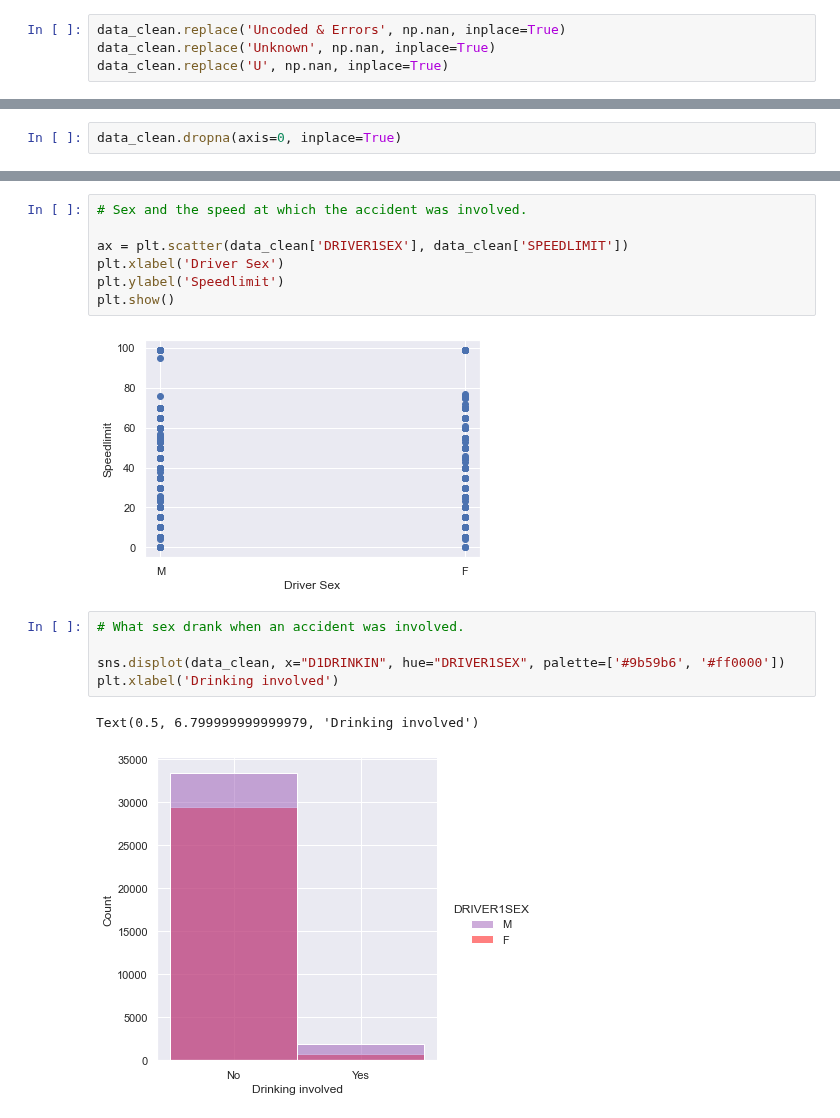
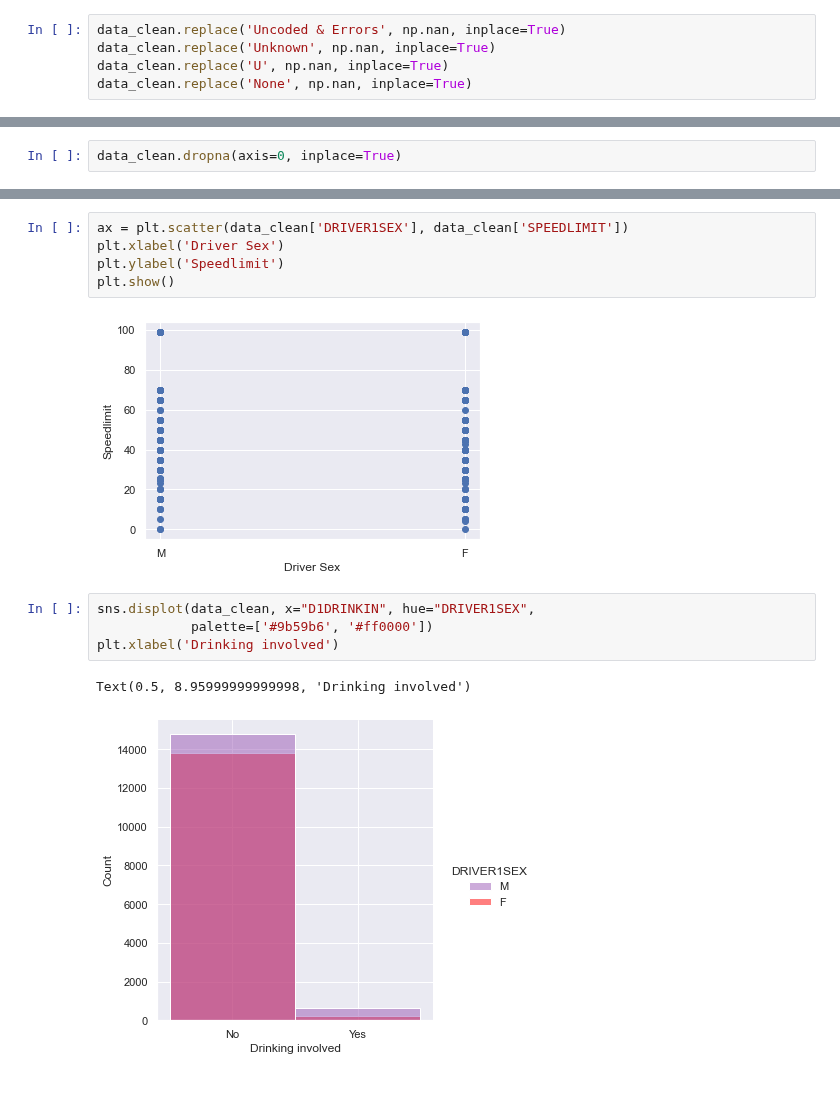
Before and after one commit to Ambush3/GR_Crash_Data, a Jupyter notebook: Crash.ipynb, the cells around one changed output, grey strips where cells are left out. Saved outputs shown, nothing was run; the diff lists cells and outputs as text; blank space fills up the shorter version.

```diff
--- a/Crash.ipynb
+++ b/Crash.ipynb
@@ -358,6 +357,7 @@ memory usage: 13.0+ MB
 data_clean.replace('Uncoded & Errors', np.nan, inplace=True)
 data_clean.replace('Unknown', np.nan, inplace=True)
 data_clean.replace('U', np.nan, inplace=True)
+data_clean.replace('None', np.nan, inplace=True)
 # %%
 sns.heatmap(data_clean.isnull(), cmap='YlGnBu_r')
 plt.show()
@@ -424,18 +414,15 @@ plt.show()
 # %%
-# Sex and the speed at which the accident was involved.
-
 ax = plt.scatter(data_clean['DRIVER1SEX'], data_clean['SPEEDLIMIT'])
 plt.xlabel('Driver Sex')
 plt.ylabel('Speedlimit')
 plt.show()
 # %% [output]
-[figure, old version]
+[figure, new version]
 # %%
-# What sex drank when an accident was involved.
-
-sns.displot(data_clean, x="D1DRINKIN", hue="DRIVER1SEX", palette=['#9b59b6', '#ff0000'])
+sns.displot(data_clean, x="D1DRINKIN", hue="DRIVER1SEX",
+            palette=['#9b59b6', '#ff0000'])
 plt.xlabel('Drinking involved')
 # %% [output]
-Text(0.5, 6.799999999999979, 'Drinking involved')
+Text(0.5, 8.95999999999998, 'Drinking involved')
-[figure, old version]
+[figure, new version]
 # %%
```
Also changed, not shown: parts of 14 cells of this notebook.
